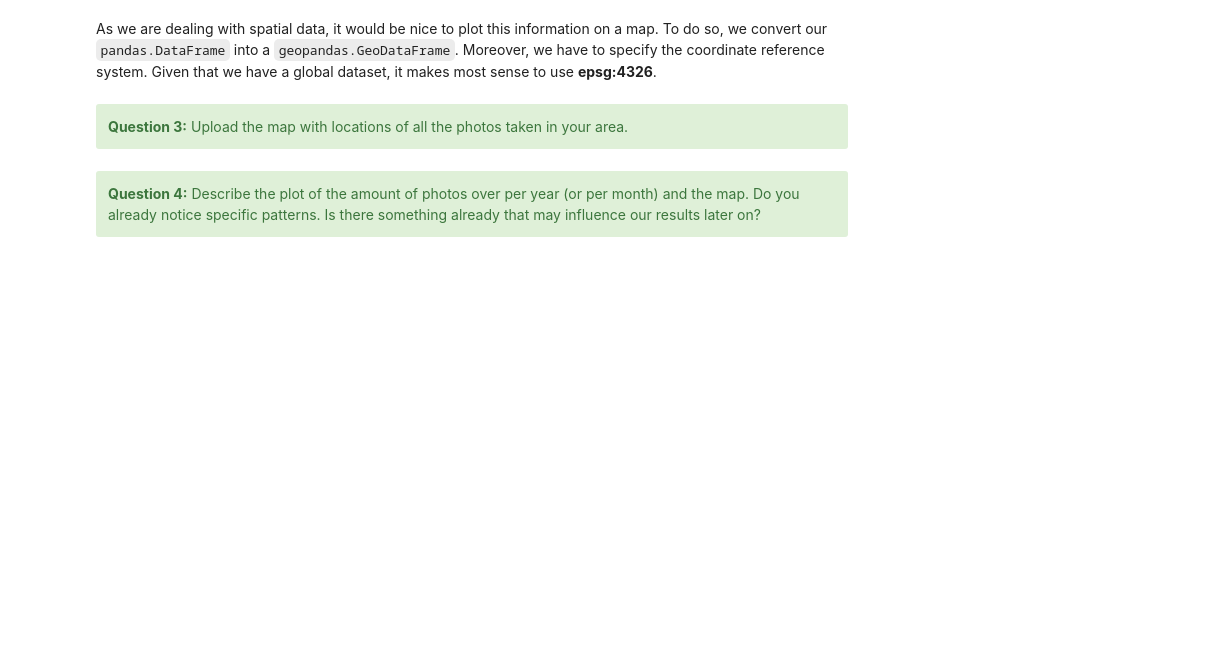
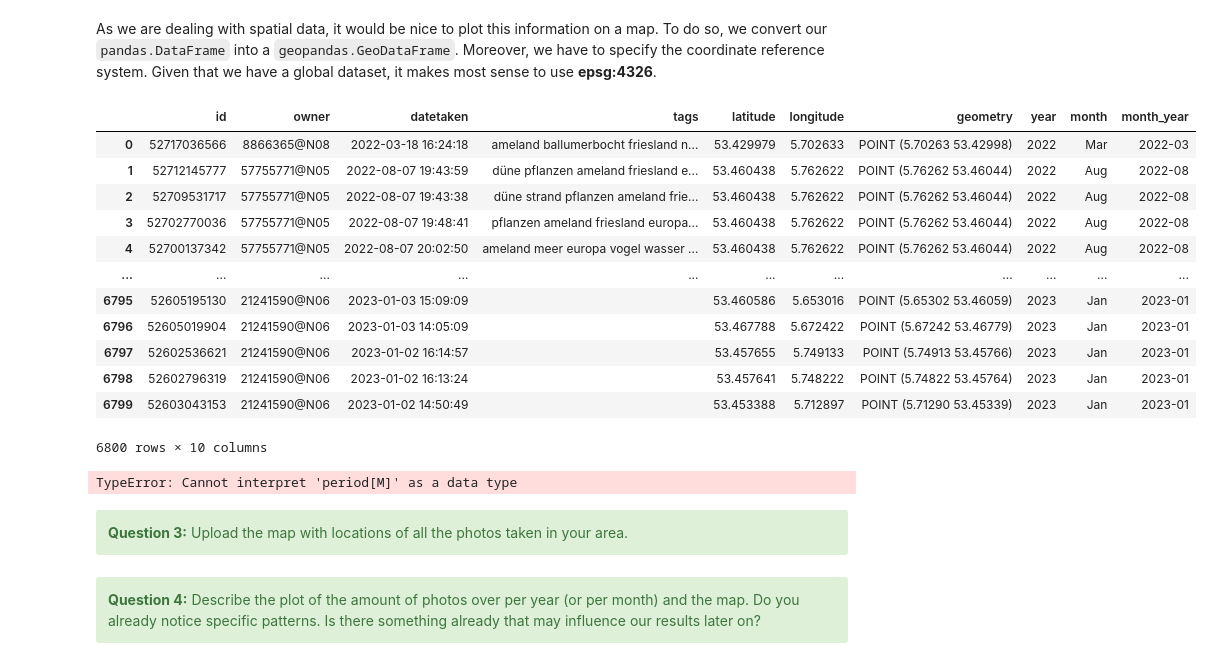
Before and after one commit to ElcoK/BigData_AED, a Jupyter notebook: _sources/week6/tutorial2.ipynb, the cells around one changed output. Drawn from its saved outputs; the diff is of its cells as text; code cells hidden in the pictures; blank space fills up the shorter version.

```diff
--- a/_sources/week6/tutorial2.ipynb
+++ b/_sources/week6/tutorial2.ipynb
@@ -79,8 +81,8 @@ Now, the next step is to access the API. You can now login on the website of [Fl
 
 Now click on `APPLY FOR A NON-COMMERCIAL KEY` and just fill in some information about the course. The name of the App can be something random and related to our big data course, and you just need to fill in two lines of text to describe what you want to do. As soon as you click `SUBMIT`, you will see a generated **api_key** and an **api_secret**. Fill those in below.
 # %%
-api_key = 'Your Info'
-api_secret='Your Info'
+api_key = 'd65f682f6f7e8a02a3db8cfbe3c29b15'
+api_secret='09f3aa61233e2e11'
 
 flickr = flickrapi.FlickrAPI(api_key, api_secret, cache=True)
 # %% [markdown]
@@ -160,13 +169,13 @@ Aha! Strings. It will be difficult to convert strings into proper geometries, so
 <b>Question 2:</b> As all the data is stored in strings, its pretty difficult to do something with the information straight away. Please provide the lines of code that you have written to convert the geo-information (lattitude and longitude) into actual coordinates and also provide the lines of code that you have written to convert the dates to a datetime object. Explain the lines of code.
 </div>
 # %%
-df['longitude'] = df['longitude'].astype(
-df['latitude'] = df['latitude'].
-df['geometry'] = [pygeos.points(x[0],x[1]) for x in list(zip(df['longitude'],df['latitude']))]
+df['longitude'] = df['longitude'].astype(float)
+df['latitude'] = df['latitude'].astype(float)
+#df['geometry'] = [pygeos.points(x[0],x[1]) for x in list(zip(df['longitude'],df['latitude']))]
 # %% [markdown]
 Now let's convert the **datetaken** column into a *datetime* type, so we can extract specific years or days. To do so, we will make use of the `lambda` and `apply` functions, and use the `fromisoformat()` function from within the **datetime** package.
 # %%
-df['datetaken'] = df.datetaken.XXXX(XXXX x : datetime.XXXX(x))
+df['datetaken'] = df.datetaken.apply(lambda x : datetime.fromisoformat(x))
 df['year'] = df.datetaken.dt.year
 df['month'] = df.datetaken.dt.strftime('%b')
 df['month_year'] = df['datetaken'].dt.to_period('M')
@@ -179,6 +193,26 @@ As we are dealing with spatial data, it would be nice to plot this information o
 # %%
 gdf = gpd.GeoDataFrame(df.copy())
 gdf.crs = 'epsg:4326'
+# %%
+gdf
+# %% [output]
+|  | id | owner | datetaken | tags | latitude | longitude | geometry | year | month | month_year |
+| 0 | 52717036566 | 8866365@N08 | 2022-03-18 16:24:18 | ameland ballumerbocht friesland n... | 53.429979 | 5.702633 | POINT (5.70263 53.42998) | 2022 | Mar | 2022-03 |
+| 1 | 52712145777 | 57755771@N05 | 2022-08-07 19:43:59 | düne pflanzen ameland friesland e... | 53.460438 | 5.762622 | POINT (5.76262 53.46044) | 2022 | Aug | 2022-08 |
+| 2 | 52709531717 | 57755771@N05 | 2022-08-07 19:43:38 | düne strand pflanzen ameland frie... | 53.460438 | 5.762622 | POINT (5.76262 53.46044) | 2022 | Aug | 2022-08 |
+| 3 | 52702770036 | 57755771@N05 | 2022-08-07 19:48:41 | pflanzen ameland friesland europa... | 53.460438 | 5.762622 | POINT (5.76262 53.46044) | 2022 | Aug | 2022-08 |
+| 4 | 52700137342 | 57755771@N05 | 2022-08-07 20:02:50 | ameland meer europa vogel wasser ... | 53.460438 | 5.762622 | POINT (5.76262 53.46044) | 2022 | Aug | 2022-08 |
+| ... | ... | ... | ... | ... | ... | ... | ... | ... | ... | ... |
+| 6795 | 52605195130 | 21241590@N06 | 2023-01-03 15:09:09 |  | 53.460586 | 5.653016 | POINT (5.65302 53.46059) | 2023 | Jan | 2023-01 |
+| 6796 | 52605019904 | 21241590@N06 | 2023-01-03 14:05:09 |  | 53.467788 | 5.672422 | POINT (5.67242 53.46779) | 2023 | Jan | 2023-01 |
+| 6797 | 52602536621 | 21241590@N06 | 2023-01-02 16:14:57 |  | 53.457655 | 5.749133 | POINT (5.74913 53.45766) | 2023 | Jan | 2023-01 |
+| 6798 | 52602796319 | 21241590@N06 | 2023-01-02 16:13:24 |  | 53.457641 | 5.748222 | POINT (5.74822 53.45764) | 2023 | Jan | 2023-01 |
+| 6799 | 52603043153 | 21241590@N06 | 2023-01-02 14:50:49 |  | 53.453388 | 5.712897 | POINT (5.71290 53.45339) | 2023 | Jan | 2023-01 |
+6800 rows × 10 columns
+# %%
+gdf.to_file('Ameland_Flickr.gpkg',driver='GPKG')
+# %% [output]
+TypeError: Cannot interpret 'period[M]' as a data type
 # %%
 gdf_to_plot = gdf.to_crs(epsg=3857)
 
```
Also changed, not shown: parts of 6 cells of this notebook, 11 other files.
